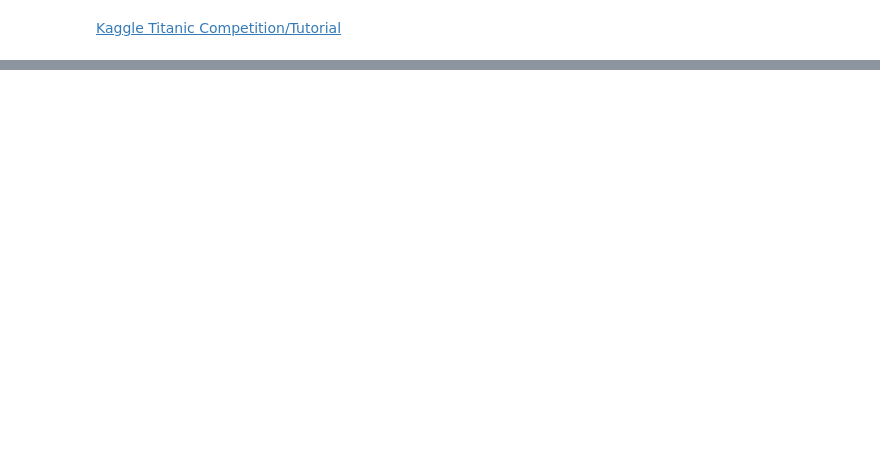
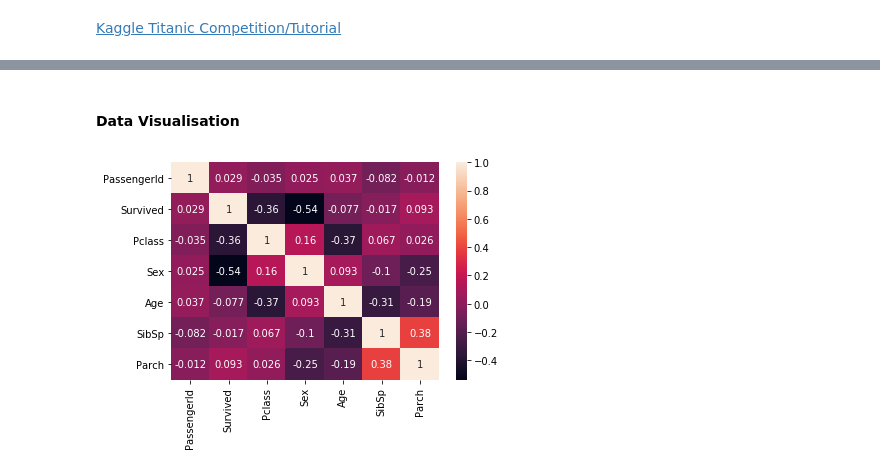
Before and after one commit to georginacyc/Internship, a Jupyter notebook: sklearn/Titanic/Titanic.ipynb, the cells around one changed output, grey strips where cells are left out. Saved outputs shown, nothing was run; the diff lists cells and outputs as text; code cells hidden in the pictures; blank space fills up the shorter version.

```diff
--- a/sklearn/Titanic/Titanic.ipynb
+++ b/sklearn/Titanic/Titanic.ipynb
@@ -3,19 +3,16 @@
 # %%
 import numpy as np # more efficient maths
 import pandas as pd
+import seaborn as sns
+import matplotlib.pyplot as plt
 from sklearn.model_selection import train_test_split
 from sklearn import preprocessing
 from sklearn.ensemble import RandomForestRegressor
 from sklearn.pipeline import make_pipeline
 from sklearn.model_selection import GridSearchCV
 from sklearn.metrics import mean_squared_error, r2_score
+from sklearn.preprocessing import StandardScaler
+
 
 train_data = pd.read_csv('train.csv')
 test_data = pd.read_csv('test.csv')
-train_data["Age"].fillna(train_data["Age"].mean(), inplace=True)
-train_data.drop("Cabin", axis=1, inplace=True)
-train_data["Embarked"].fillna(train_data["Embarked"].median(), inplace=True)
-
-test_data["Age"].fillna(test_data["Age"].mean(), inplace=True)
-test_data.drop("Cabin", axis=1, inplace=True)
-test_data["Embarked"].fillna(test_data["Embarked"].median(), inplace=True)
@@ -55,0 +23,12 @@ X_test_scaled = scaler.transform(X_test)
+# %%
+train_data.drop("Name", axis=1, inplace=True)
+train_data.drop("Ticket", axis=1, inplace=True)
+train_data.drop("Fare", axis=1, inplace=True)
+train_data.drop("Cabin", axis=1, inplace=True)
+train_data.drop("Embarked", axis=1, inplace=True)
+
+test_data.drop("Name", axis=1, inplace=True)
+test_data.drop("Ticket", axis=1, inplace=True)
+test_data.drop("Fare", axis=1, inplace=True)
+test_data.drop("Cabin", axis=1, inplace=True)
+test_data.drop("Embarked", axis=1, inplace=True)
@@ -55,0 +37,3 @@ X_test_scaled = scaler.transform(X_test)
+# %%
+train_data.dropna(inplace=True)
+test_data.dropna(inplace=True)
@@ -55,0 +42,6 @@ X_test_scaled = scaler.transform(X_test)
+# %%
+train_data.replace(to_replace={"female": 0, "male": 1}, inplace=True)
+
+test_data.replace(to_replace={"female": 0, "male": 1}, inplace=True)
+
+train_data.head()
@@ -55,0 +55,6 @@ X_test_scaled = scaler.transform(X_test)
+# %% [markdown]
+#### Data Visualisation
+# %%
+sns.heatmap(train_data.corr(), annot = True);
+# %% [output]
+[figure, added]
```
Also changed, not shown: parts of 11 cells of this notebook, 2 other files.
